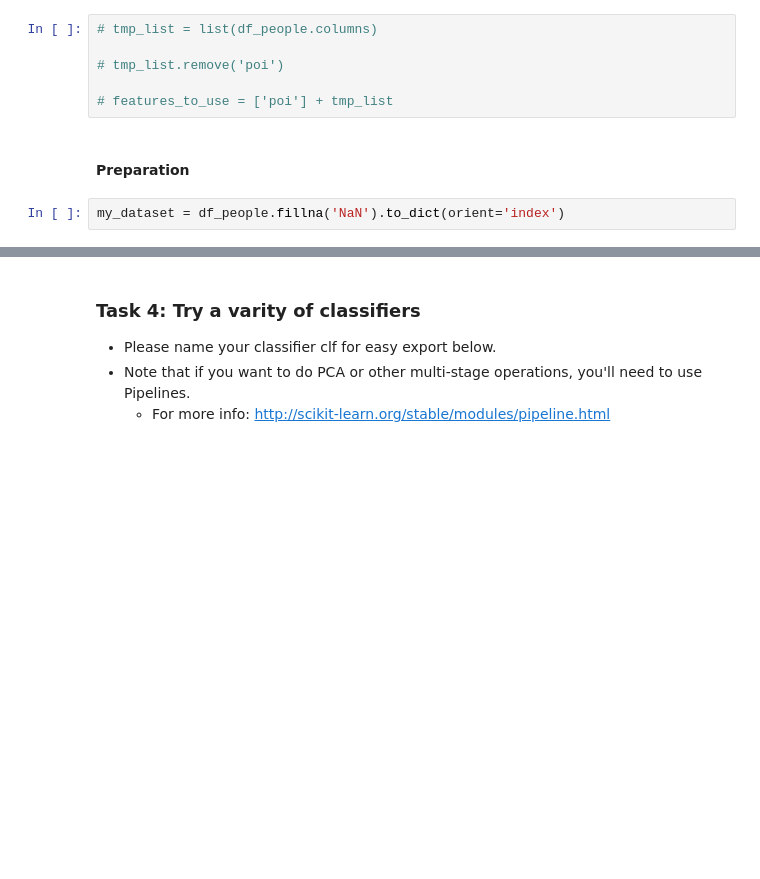
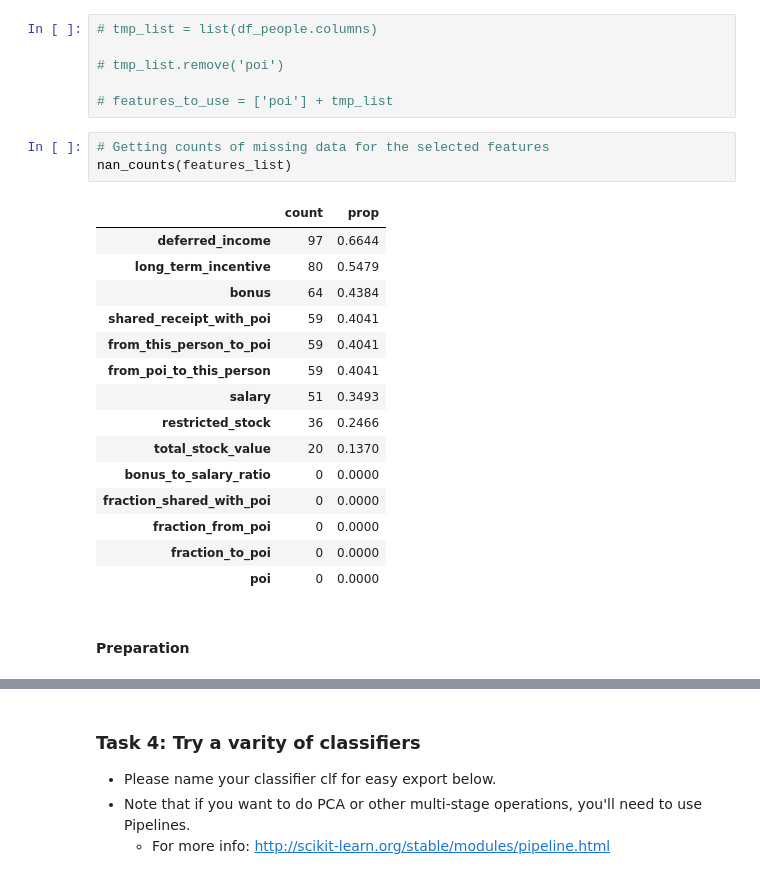
Before and after one commit to gisledb/udacity_nanodegree, a Jupyter notebook: p5_machine_learning/course_files/ud120-projects-master/final_project/poi_id.ipynb, the cells around one changed output, grey strips where cells are left out. Cells and saved outputs as stored; diff of their text form; blank space fills up the shorter version.

```diff
--- a/p5_machine_learning/course_files/ud120-projects-master/final_project/poi_id.ipynb
+++ b/p5_machine_learning/course_files/ud120-projects-master/final_project/poi_id.ipynb
@@ -329,7 +359,24 @@ features_list = ['poi'] + features_to_use + new_features
 # tmp_list.remove('poi')
 
 # features_to_use = ['poi'] + tmp_list
+# %%
+# Getting counts of missing data for the selected features
+nan_counts(features_list)
+# %% [output]
+|  | count | prop |
+| deferred_income | 97 | 0.6644 |
+| long_term_incentive | 80 | 0.5479 |
+| bonus | 64 | 0.4384 |
+| shared_receipt_with_poi | 59 | 0.4041 |
+| from_this_person_to_poi | 59 | 0.4041 |
+| from_poi_to_this_person | 59 | 0.4041 |
+| salary | 51 | 0.3493 |
+| restricted_stock | 36 | 0.2466 |
+| total_stock_value | 20 | 0.1370 |
+| bonus_to_salary_ratio | 0 | 0.0000 |
+| fraction_shared_with_poi | 0 | 0.0000 |
+| fraction_from_poi | 0 | 0.0000 |
+| fraction_to_poi | 0 | 0.0000 |
+| poi | 0 | 0.0000 |
 # %% [markdown]
 #### Preparation
-# %%
-my_dataset = df_people.fillna('NaN').to_dict(orient='index')
```
Also changed, not shown: parts of 33 cells of this notebook.
